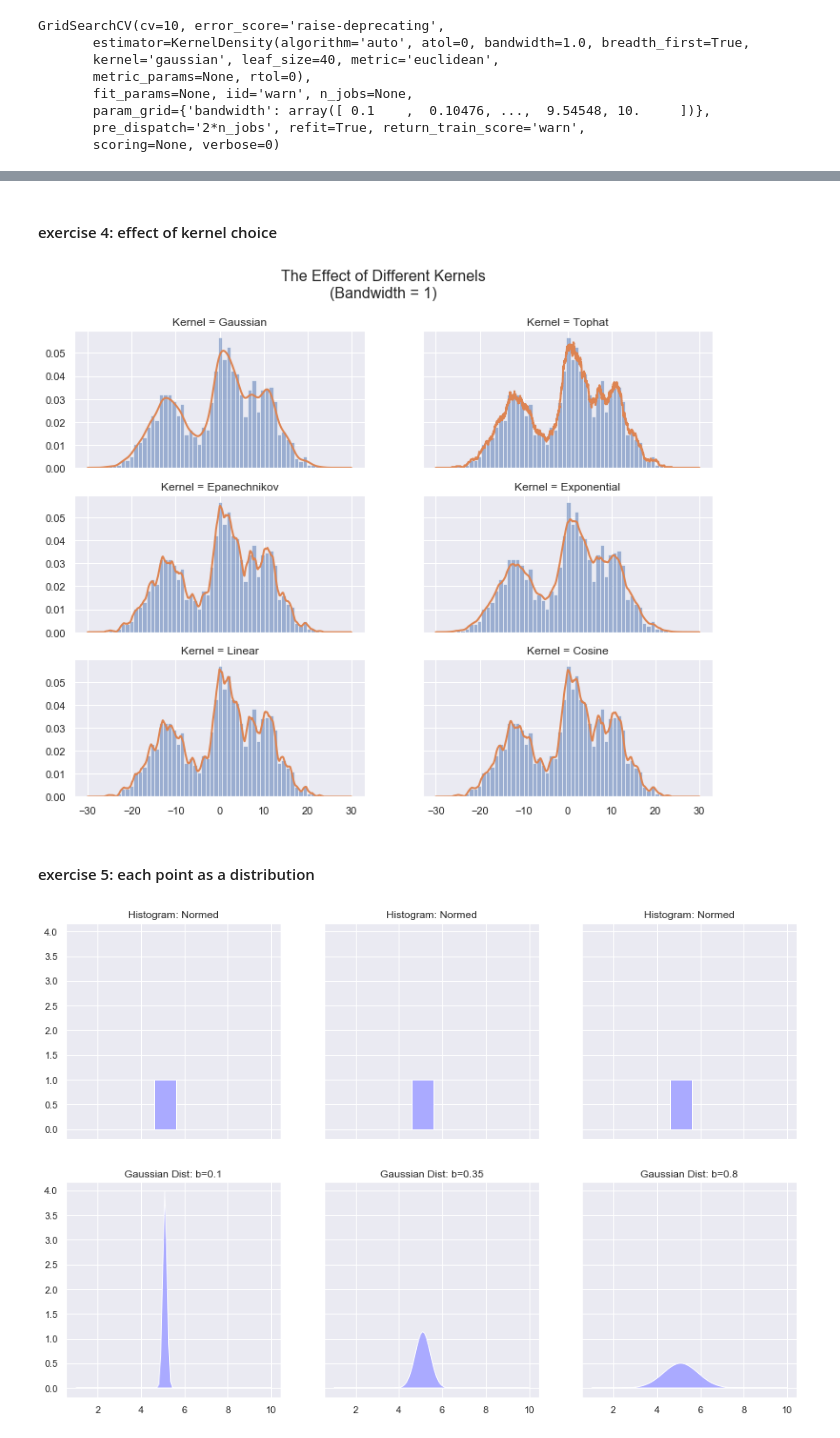
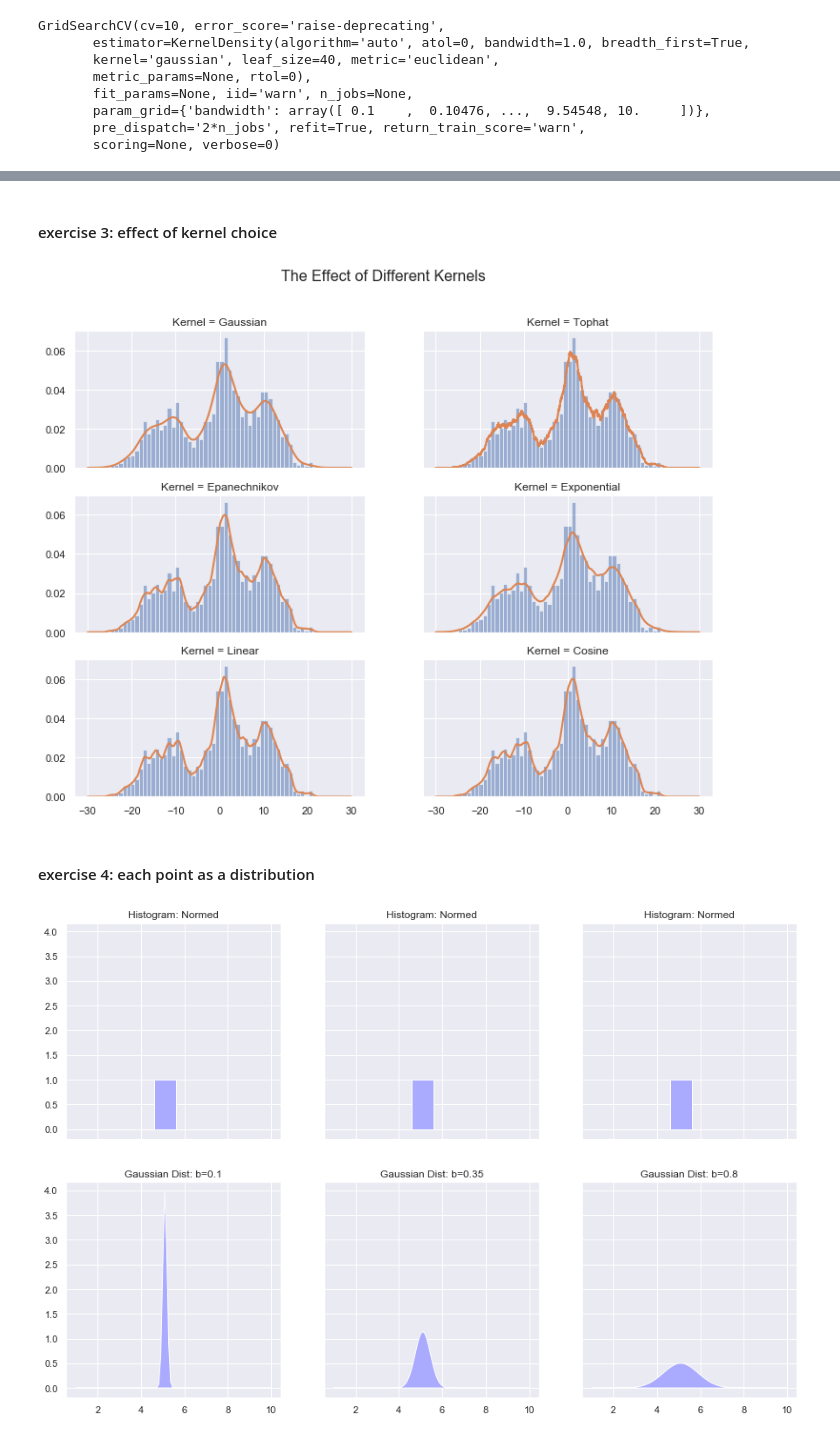
Before and after one commit to TrainingByPackt/Applied-Unsupervised-Learning-with-Python, a Jupyter notebook: CH9/chapter-nine-hotspot-models-exercises.ipynb, the cells around one changed output, grey strips where cells are left out. Saved outputs shown, nothing was run; the diff lists cells and outputs as text; code cells hidden in the pictures.

Commit message:
streamlining exercises for chapter 9

```diff
--- a/CH9/chapter-nine-hotspot-models-exercises.ipynb
+++ b/CH9/chapter-nine-hotspot-models-exercises.ipynb
@@ -55,5 +39,0 @@ ax.legend(loc='upper right')
-# %%
-# run kernel density estimation
-
-kde = sklearn.neighbors.KernelDensity(kernel='gaussian', bandwidth=1).fit(vals)
-log_density = kde.score_samples(x_vec)
@@ -85,10 +50,10 @@ position_bandwidth_vec = [
 # effect of bandwidth value plot
 
 fig, ax = plt.subplots(3, 3, sharex=True, sharey=True, figsize=(12, 9))
-fig.suptitle('The Effect of the Bandwidth Value\n(Kernel = Gaussian)', fontsize=16)
+fig.suptitle('The Effect of the Bandwidth Value', fontsize=16)
 
 for r, c, b in position_bandwidth_vec:
-    kde = sklearn.neighbors.KernelDensity(kernel='gaussian', bandwidth=b).fit(vals)
+    kde = sklearn.neighbors.KernelDensity(bandwidth=b).fit(vals)
     log_density = kde.score_samples(x_vec)
 
     ax[r, c].hist(vals, bins=50, density=True, alpha=0.5)
@@ -110,9 +75,9 @@ bandwidths = 10 ** numpy.linspace(-1, 1, 100)
 # for time do 10-fold cv instead of leave-one-out
 
 grid = sklearn.model_selection.GridSearchCV(
-    estimator=sklearn.neighbors.KernelDensity(kernel="gaussian"),
+    estimator=sklearn.neighbors.KernelDensity(),
     param_grid={"bandwidth": bandwidths},
-    cv=10 #sklearn.model_selection.LeaveOneOut().get_n_splits(vals)
+    cv=10
 )
 grid.fit(vals)
 # %% [output]
@@ -155,5 +120,5 @@ ax.legend(loc='upper right')
 # %% [markdown]
-#### exercise 4: effect of kernel choice
+#### exercise 3: effect of kernel choice
 # %%
 # for plotting:
 # (row of plot, column of plot, kernel function)
@@ -166,20 +131,23 @@ position_kernel_vec = [
 # %%
 # effect of kernel function plot
 
 fig, ax = plt.subplots(3, 2, sharex=True, sharey=True, figsize=(12, 9))
-fig.suptitle('The Effect of Different Kernels\n(Bandwidth = 1)', fontsize=16)
+fig.suptitle('The Effect of Different Kernels', fontsize=16)
 
 for r, c, k in position_kernel_vec:
-    kde = sklearn.neighbors.KernelDensity(kernel=k, bandwidth=1).fit(vals)
+    kde = sklearn.neighbors.KernelDensity(
+        kernel=k,
+        bandwidth=best_bandwidth
+    ).fit(vals)
     log_density = kde.score_samples(x_vec)
 
     ax[r, c].hist(vals, bins=50, density=True, alpha=0.5)
     ax[r, c].plot(x_vec[:, 0], numpy.exp(log_density), '-', linewidth=2)
     ax[r, c].set_title('Kernel = {}'.format(k.capitalize()))
 # %% [output]
-[figure, old version]
+[figure, new version]
 # %% [markdown]
-#### exercise 5: each point as a distribution
+#### exercise 4: each point as a distribution
 # %%
 # function to evaluate the
 # gaussian distribution
```
Also changed, not shown: parts of 13 cells of this notebook.
